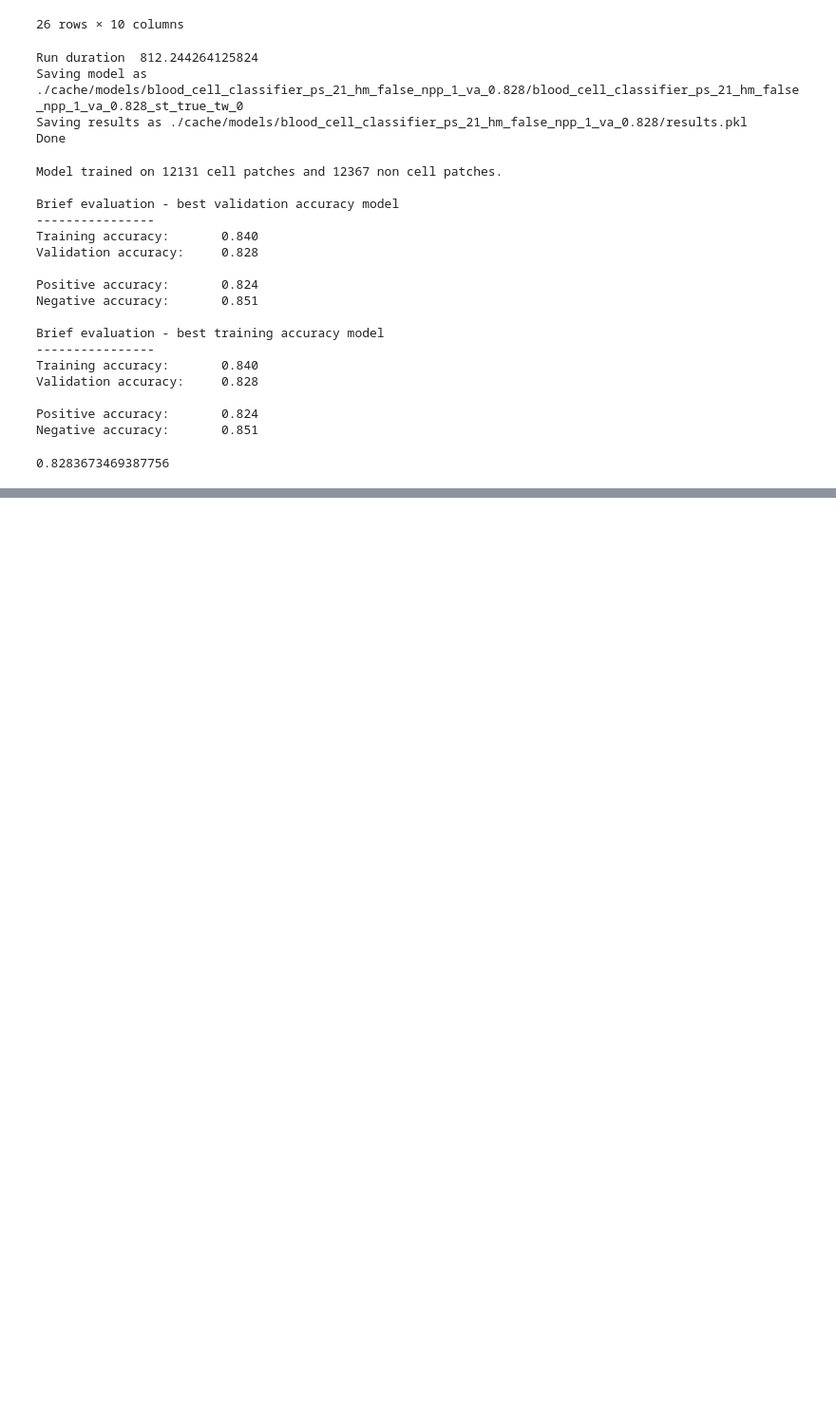
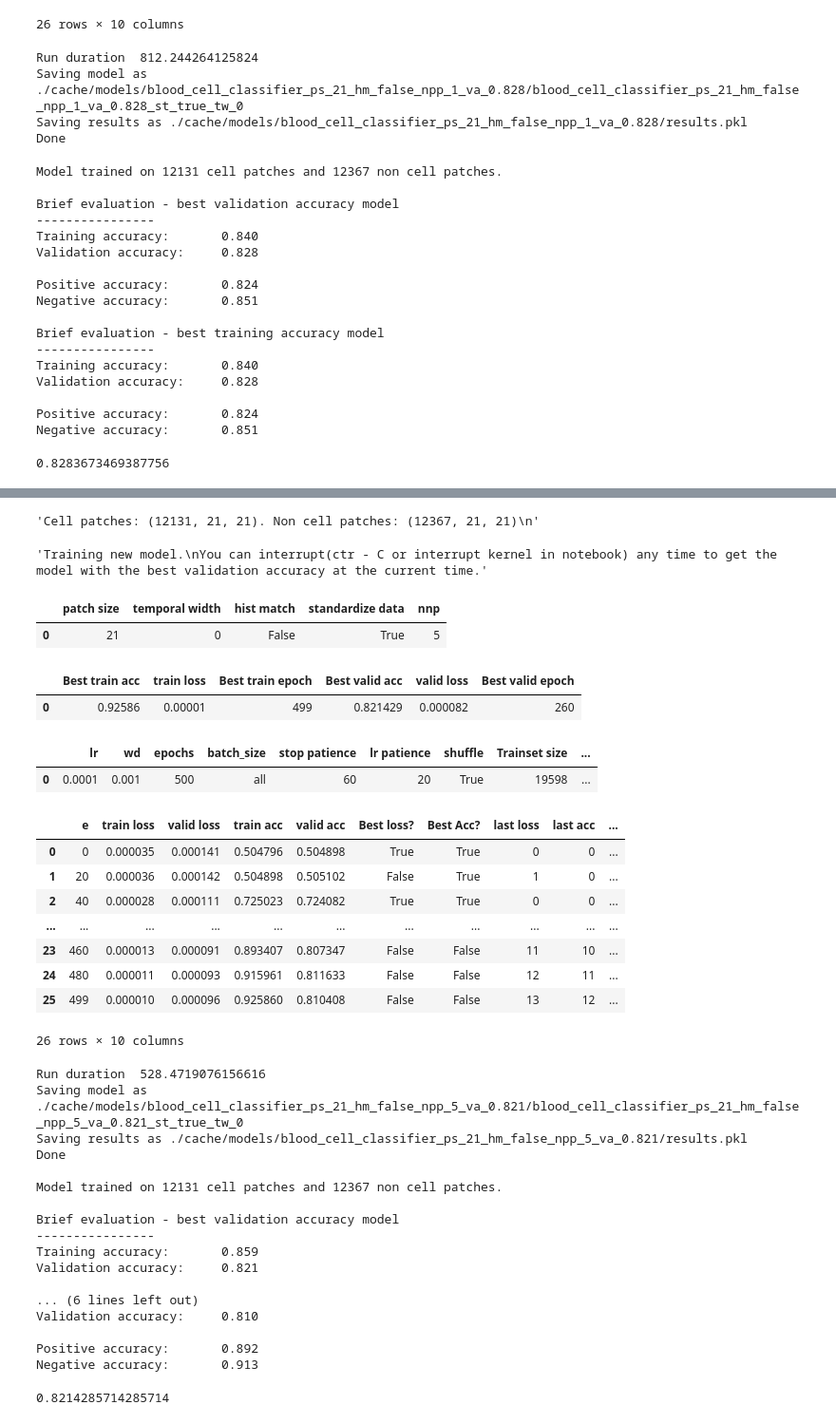
Before and after one commit to cchadj/cell-tracking-ucl-thesis, a Jupyter notebook: train-model-minimal.ipynb, the cells around one changed output, grey strips where cells are left out. Shown: that part at 95% size. Saved outputs shown, nothing was run; the diff lists cells and outputs as text; code cells hidden in the pictures; blank space fills up the shorter version.

```diff
--- a/train-model-minimal.ipynb
+++ b/train-model-minimal.ipynb
@@ -2381,0 +2547,50 @@ Negative accuracy:       0.851
+# %%
+model, results = train_model_demo(
+                 patch_size=21,
+                 temporal_width=0,
+                 do_hist_match=False,
+                 n_negatives_per_positive=5,
+                 standardize_dataset=True,
+
+                 video_sessions = video_sessions_registered,
+                 train_params=deepcopy(train_params),
+                 try_load_data_from_cache=False,
+                 try_load_model_from_cache=False,
+                )
+results.best_valid_accuracy
+# %% [output]
+'Cell patches: (12131, 21, 21). Non cell patches: (12367, 21, 21)\n'
+'Training new model.\nYou can interrupt(ctr - C or interrupt kernel in notebook) any time to get the model with the best validation accuracy at the current time.'
+|  | patch size | temporal width | hist match | standardize data | nnp |
+| 0 | 21 | 0 | False | True | 5 |
+|  | Best train acc | train loss | Best train epoch | Best valid acc | valid loss | Best valid epoch |
+| 0 | 0.92586 | 0.00001 | 499 | 0.821429 | 0.000082 | 260 |
+|  | lr | wd | epochs | batch_size | stop patience | lr patience | shuffle | Trainset size | ... |
+| 0 | 0.0001 | 0.001 | 500 | all | 60 | 20 | True | 19598 | ... |
+|  | e | train loss | valid loss | train acc | valid acc | Best loss? | Best Acc? | last loss | last acc | ... |
+| 0 | 0 | 0.000035 | 0.000141 | 0.504796 | 0.504898 | True | True | 0 | 0 | ... |
+| 1 | 20 | 0.000036 | 0.000142 | 0.504898 | 0.505102 | False | True | 1 | 0 | ... |
+| 2 | 40 | 0.000028 | 0.000111 | 0.725023 | 0.724082 | True | True | 0 | 0 | ... |
+| ... | ... | ... | ... | ... | ... | ... | ... | ... | ... | ... |
+| 23 | 460 | 0.000013 | 0.000091 | 0.893407 | 0.807347 | False | False | 11 | 10 | ... |
+| 24 | 480 | 0.000011 | 0.000093 | 0.915961 | 0.811633 | False | False | 12 | 11 | ... |
+| 25 | 499 | 0.000010 | 0.000096 | 0.925860 | 0.810408 | False | False | 13 | 12 | ... |
+26 rows × 10 columns
+Run duration  528.4719076156616
+Saving model as ./cache/models/blood_cell_classifier_ps_21_hm_false_npp_5_va_0.821/blood_cell_classifier_ps_21_hm_false_npp_5_va_0.821_st_true_tw_0
+Saving results as ./cache/models/blood_cell_classifier_ps_21_hm_false_npp_5_va_0.821/results.pkl
+Done
+
+Model trained on 12131 cell patches and 12367 non cell patches.
+
+Brief evaluation - best validation accuracy model
+----------------
+Training accuracy:       0.859
+Validation accuracy:     0.821
+
+... (6 lines left out)
+Validation accuracy:     0.810
+
+Positive accuracy:       0.892
+Negative accuracy:       0.913
+0.8214285714285714
```
Also changed, not shown: parts of 6 cells of this notebook.
